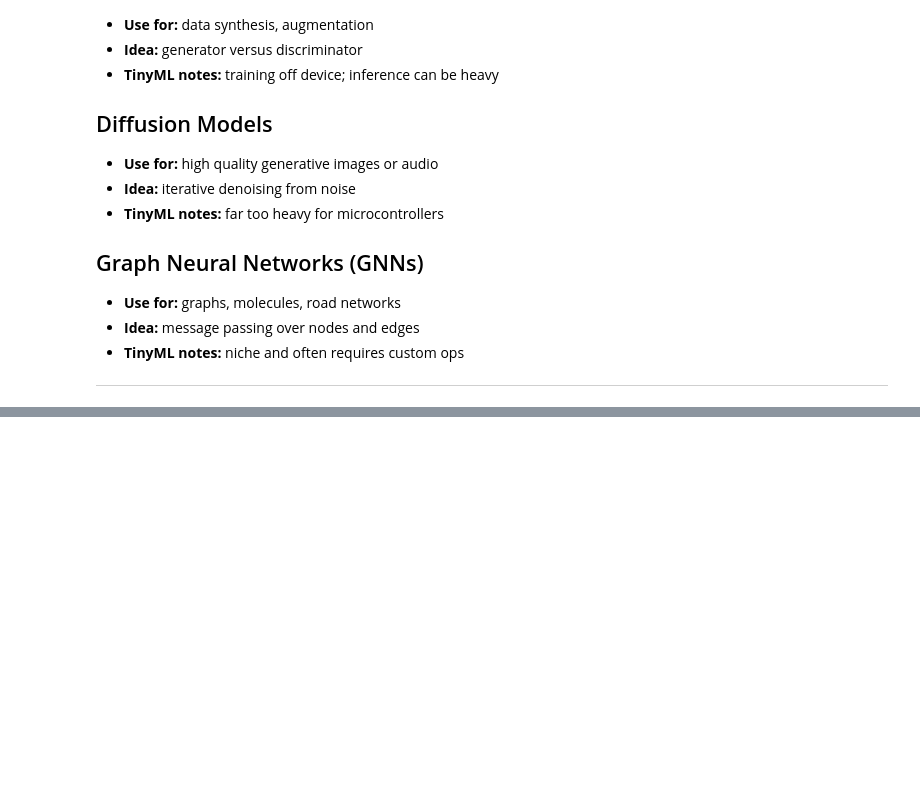
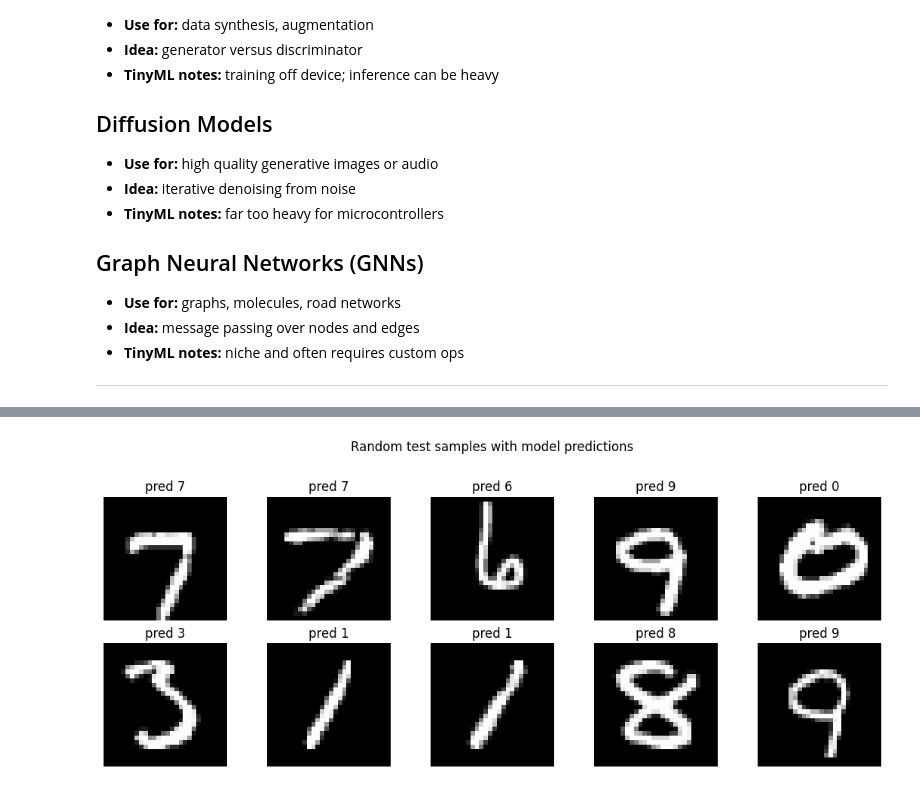
Before and after one commit to rishi-latchmepersad/tensorflow_tutorials, a Jupyter notebook: getting_started_with_keras.ipynb, the cells around one changed output, grey strips where cells are left out. Drawn from its saved outputs; the diff is of its cells as text; code cells hidden in the pictures; blank space fills up the shorter version.

```diff
--- a/getting_started_with_keras.ipynb
+++ b/getting_started_with_keras.ipynb
@@ -226,0 +296,42 @@ KeyboardInterrupt:
+# %%
+# plot 10 images from our test dataset to help us visualize how our model is performing
+
+# first we sample 10 random indices from the test set
+idx = np.random.choice(len(x_test), size=10, replace=False)
+
+# then we grab the images and labels for those indices.
+imgs   = x_test[idx]      # shape (10, H, W, C) or (10, H, W)
+labels = y_test[idx]      # shape (10,)
+
+# ensure images are 4D for prediction (N, H, W, C). If they’re (N, H, W) add the channel axis.
+if imgs.ndim == 3:
+    imgs = imgs[..., None]
+
+# then run the model to get class probabilities, and take argmax → predicted class ID per image.
+probs = model.predict(imgs, verbose=0)      # shape (10, num_classes)
+preds = probs.argmax(axis=1)
+
+# then plot a 2×5 grid, labeling each tile with the predicted class (and the true one if wrong).
+rows, cols = 2, 5
+plt.figure(figsize=(cols * 2.2, rows * 2.2))
+for i, (img, y_true, y_pred) in enumerate(zip(imgs, labels, preds)):
+    plt.subplot(rows, cols, i + 1)
+
+    # Display: grayscale if single channel, RGB otherwise
+    if img.shape[-1] == 1:
+        # Pick display range based on dtype for nicer contrast
+        vmin, vmax = (0, 255) if img.dtype == np.uint8 else (0, 1)
+        plt.imshow(img.squeeze(), cmap="gray", vmin=vmin, vmax=vmax)
+    else:
+        plt.imshow(img)
+
+    ok = int(y_true) == int(y_pred)
+    title = f"pred {int(y_pred)}" if ok else f"pred {int(y_pred)} (true {int(y_true)})"
+    plt.title(title)
+    plt.axis("off")
+
+plt.suptitle("Random test samples with model predictions", y=1.02)
+plt.tight_layout()
+plt.show()
+# %% [output]
+[figure, added]
```
Also changed, not shown: parts of 5 cells of this notebook.
